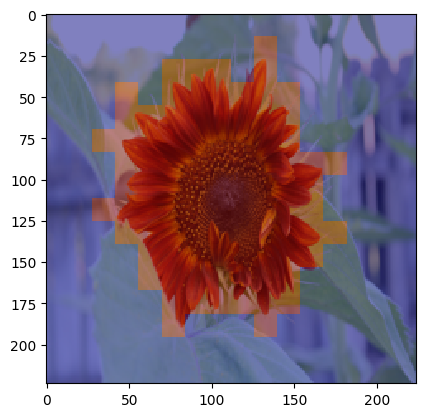
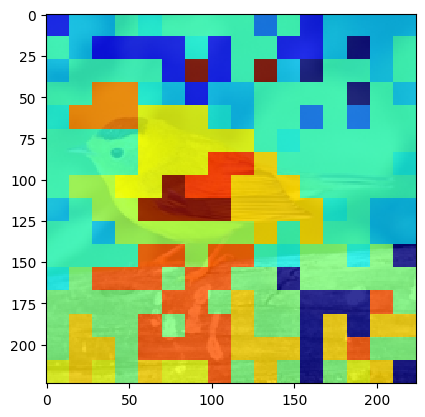
The change to this notebook cell's code, shown as a diff; its figure went from the first image to the second:
--- before
+++ after
@@ -1,4 +1,4 @@
 plt.figure()
 plt.imshow(image, interpolation='none')
-plt.imshow(heatmap, 'jet', interpolation='none', alpha=0.5)
+plt.imshow(heatmap, 'jet', interpolation='none', alpha=0.8)
 plt.show()

Commit: Adding sam segmentation demos